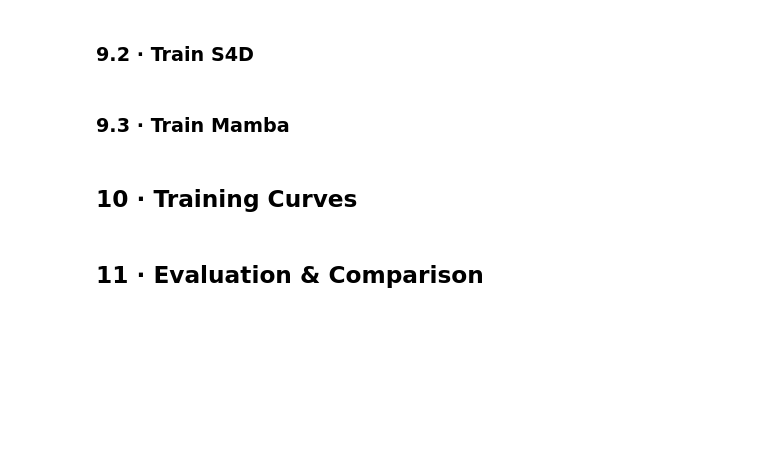
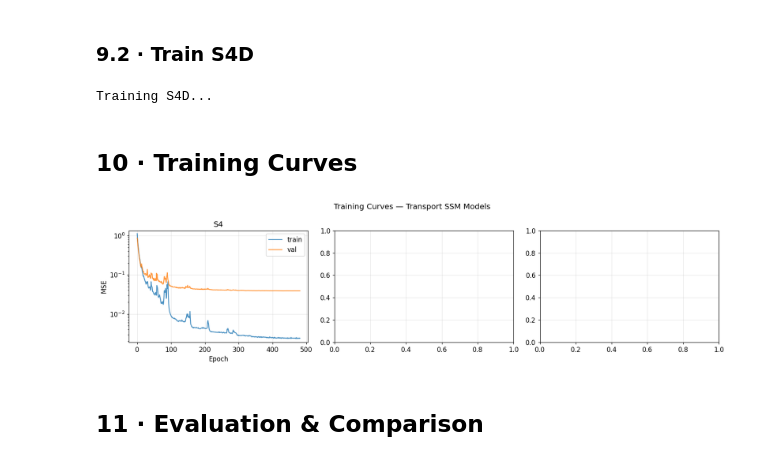
Before and after one commit to MarksandNTNU/NCD-ROM-PI, a Jupyter notebook: notebooks/transport_ssm.ipynb, the cells around one changed output. Drawn from its saved outputs; the diff is of its cells as text; code cells hidden in the pictures; blank space fills up the shorter version.

Commit message:
tried many different ssm models written by copilot

```diff
--- a/notebooks/transport_ssm.ipynb
+++ b/notebooks/transport_ssm.ipynb
@@ -508,25 +502,23 @@ print(f'Mamba model: {n_params:,} parameters')
 def train_model(model, X_tr, Y_tr, X_vl, Y_vl,
                 epochs=200, batch_size=4, lr=1e-3, patience=30,
                 label='model'):
-    """Standard training loop with early stopping."""
     train_ds = TensorDataset(torch.tensor(X_tr), torch.tensor(Y_tr))
-    val_ds   = TensorDataset(torch.tensor(X_vl), torch.tensor(Y_vl))
+    val_ds = TensorDataset(torch.tensor(X_vl), torch.tensor(Y_vl))
     train_dl = DataLoader(train_ds, batch_size=batch_size, shuffle=True)
-    val_dl   = DataLoader(val_ds,   batch_size=batch_size)
+    val_dl = DataLoader(val_ds, batch_size=batch_size)
 
     optimiser = torch.optim.Adam(model.parameters(), lr=lr)
-    scheduler = torch.optim.lr_scheduler.ReduceLROnPlateau(
-        optimiser, patience=15, factor=0.5)
+    scheduler = torch.optim.lr_scheduler.ReduceLROnPlateau(optimiser, patience=15, factor=0.5)
 
-    best_val  = float('inf')
+    best_val = float('inf')
     best_state = {k: v.cpu().clone() for k, v in model.state_dict().items()}
-    wait      = 0
+    wait = 0
     tr_losses, vl_losses = [], []
 
     for epoch in range(1, epochs + 1):
         model.train()
         epoch_loss = 0.0
-        n_batches  = 0
+        n_batches = 0
         for xb, yb in train_dl:
             xb, yb = xb.to(device), yb.to(device)
             pred = model(xb)
@@ -536,7 +528,7 @@ def train_model(model, X_tr, Y_tr, X_vl, Y_vl,
             torch.nn.utils.clip_grad_norm_(model.parameters(), 1.0)
             optimiser.step()
             epoch_loss += loss.item()
-            n_batches  += 1
+            n_batches += 1
         tr_losses.append(epoch_loss / n_batches)
 
         model.eval()
@@ -545,23 +537,20 @@ def train_model(model, X_tr, Y_tr, X_vl, Y_vl,
         with torch.no_grad():
             for xb, yb in val_dl:
                 xb, yb = xb.to(device), yb.to(device)
-                pred = model(xb)
-                val_loss += F.mse_loss(pred, yb).item()
+                val_loss += F.mse_loss(model(xb), yb).item()
                 n_vb += 1
         vl_losses.append(val_loss / n_vb)
         scheduler.step(vl_losses[-1])
 
         if vl_losses[-1] < best_val:
-            best_val   = vl_losses[-1]
+            best_val = vl_losses[-1]
             best_state = {k: v.cpu().clone() for k, v in model.state_dict().items()}
             wait = 0
         else:
             wait += 1
 
         if epoch % 20 == 0 or epoch == 1:
-            print(f'  [{label}] Epoch {epoch:3d}  train={tr_losses[-1]:.4e}  '
-                  f'val={vl_losses[-1]:.4e}  best={best_val:.4e}')
-
+            print(f'  [{label}] Epoch {epoch:3d}  train={tr_losses[-1]:.4e}  val={vl_losses[-1]:.4e}  best={best_val:.4e}   lr={scheduler._last_lr[0]:.2e}  wait={wait}/{patience}')
         if wait >= patience:
             print(f'  [{label}] Early stop at epoch {epoch}')
             break
@@ -570,4 +559,4 @@ def train_model(model, X_tr, Y_tr, X_vl, Y_vl,
     model.to(device)
     return tr_losses, vl_losses
 
-print('Training function ready ✓')
+print('Training function ready')
@@ -576,4 +567,4 @@ print('Training function ready ✓')
 # %%
 print('Training S4...')
 tr_s4, vl_s4 = train_model(s4_model, X_tr, Y_tr, X_vl, Y_vl,
-                            epochs=200, lr=1e-3, patience=30, label='S4')
+                            epochs=1000, lr=1e-2, patience=50, label='S4')
@@ -581,7 +590,6 @@ tr_s4, vl_s4 = train_model(s4_model, X_tr, Y_tr, X_vl, Y_vl,
 ### 9.2 · Train S4D
 # %%
 print('Training S4D...')
-tr_s4d, vl_s4d = train_model(s4d_model, X_tr, Y_tr, X_vl, Y_vl,
-                              epochs=200, lr=1e-3, patience=30, label='S4D')
+# tr_s4d, vl_s4d = train_model(s4d_model, X_tr, Y_tr, X_vl, Y_vl, epochs=1000, lr=1e-2, patience=50, label='S4D')
+# %% [output]
+Training S4D...
-# %% [markdown]
-### 9.3 · Train Mamba
@@ -593,15 +597,21 @@ tr_mamba, vl_mamba = train_model(mamba_model, X_tr, Y_tr, X_vl, Y_vl,
 ## 10 · Training Curves
 # %%
 fig, axes = plt.subplots(1, 3, figsize=(15, 4))
+
+vmin = min(tr_s4)
+vmax = max(tr_s4)
 for ax, (tr, vl, name) in zip(axes, [
-    (tr_s4, vl_s4, 'S4'), (tr_s4d, vl_s4d, 'S4D'), (tr_mamba, vl_mamba, 'Mamba')
+    (tr_s4, vl_s4, 'S4'), #(tr_s4d, vl_s4d, 'S4D')
 ]):
     ax.semilogy(tr, label='train', alpha=0.8)
     ax.semilogy(vl, label='val',   alpha=0.8)
     ax.set_xlabel('Epoch'); ax.set_ylabel('MSE')
     ax.set_title(name); ax.legend()
+    ax.set_ylim(vmin * 0.8, vmax * 1.2)
 plt.suptitle('Training Curves — Transport SSM Models', fontsize=13)
 plt.tight_layout(); plt.show()
+# %% [output]
+[figure, added]
 # %% [markdown]
 ## 11 · Evaluation & Comparison
 # %%
```
Also changed, not shown: parts of 15 cells of this notebook, 7 other files.
